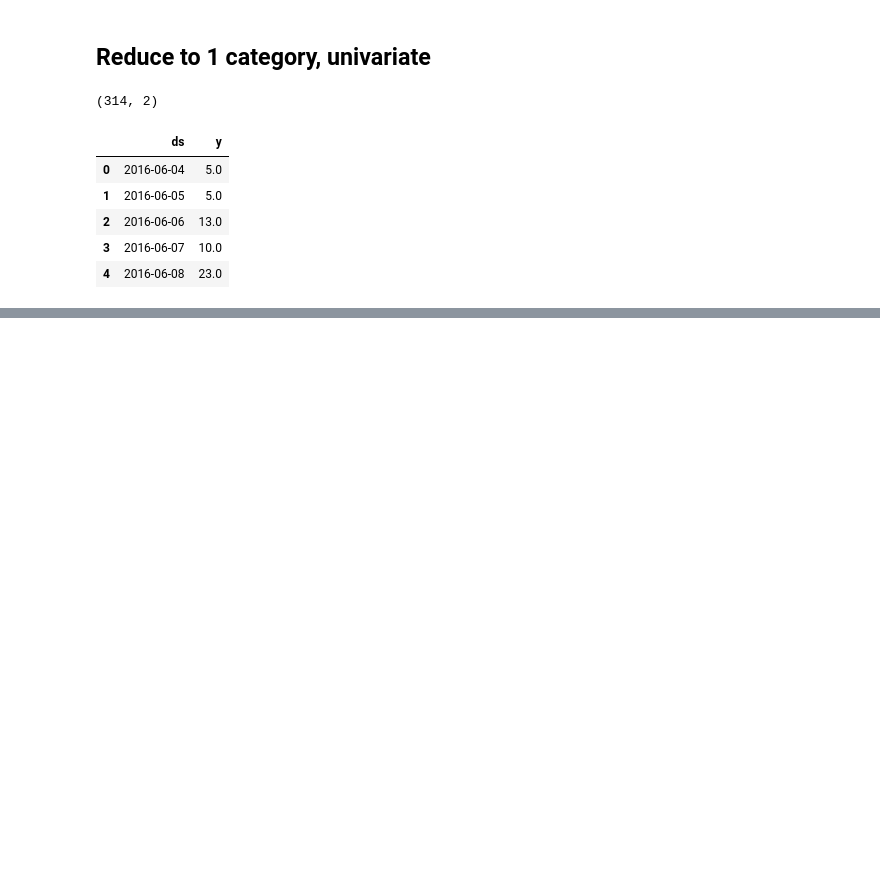
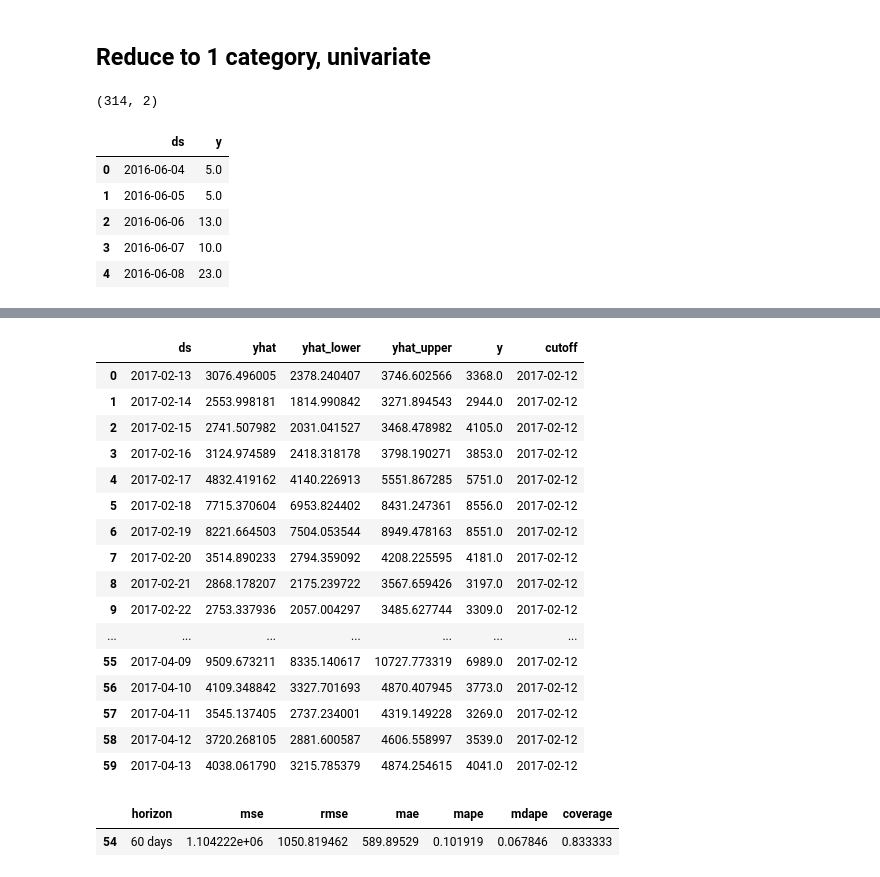
Before and after one commit to bonchae/msda-workshop, a Jupyter notebook: Ride Austin - Forecasting.ipynb, the cells around one changed output, grey strips where cells are left out. Drawn from its saved outputs; the diff is of its cells as text; code cells hidden in the pictures; blank space fills up the shorter version.

```diff
--- a/Ride Austin - Forecasting.ipynb
+++ b/Ride Austin - Forecasting.ipynb
@@ -671,0 +686,5 @@ INFO:fbprophet:Disabling daily seasonality. Run prophet with daily_seasonality=T
+# %%
+df_cv = cross_validation(m, initial='253 days', horizon = '60 days')
+
+df_cv
+# %% [output]
@@ -671,0 +692,24 @@ INFO:fbprophet:Disabling daily seasonality. Run prophet with daily_seasonality=T
+|  | ds | yhat | yhat_lower | yhat_upper | y | cutoff |
+| 0 | 2017-02-13 | 3076.496005 | 2378.240407 | 3746.602566 | 3368.0 | 2017-02-12 |
+| 1 | 2017-02-14 | 2553.998181 | 1814.990842 | 3271.894543 | 2944.0 | 2017-02-12 |
+| 2 | 2017-02-15 | 2741.507982 | 2031.041527 | 3468.478982 | 4105.0 | 2017-02-12 |
+| 3 | 2017-02-16 | 3124.974589 | 2418.318178 | 3798.190271 | 3853.0 | 2017-02-12 |
+| 4 | 2017-02-17 | 4832.419162 | 4140.226913 | 5551.867285 | 5751.0 | 2017-02-12 |
+| 5 | 2017-02-18 | 7715.370604 | 6953.824402 | 8431.247361 | 8556.0 | 2017-02-12 |
+| 6 | 2017-02-19 | 8221.664503 | 7504.053544 | 8949.478163 | 8551.0 | 2017-02-12 |
+| 7 | 2017-02-20 | 3514.890233 | 2794.359092 | 4208.225595 | 4181.0 | 2017-02-12 |
+| 8 | 2017-02-21 | 2868.178207 | 2175.239722 | 3567.659426 | 3197.0 | 2017-02-12 |
+| 9 | 2017-02-22 | 2753.337936 | 2057.004297 | 3485.627744 | 3309.0 | 2017-02-12 |
+| ... | ... | ... | ... | ... | ... | ... |
+| 55 | 2017-04-09 | 9509.673211 | 8335.140617 | 10727.773319 | 6989.0 | 2017-02-12 |
+| 56 | 2017-04-10 | 4109.348842 | 3327.701693 | 4870.407945 | 3773.0 | 2017-02-12 |
+| 57 | 2017-04-11 | 3545.137405 | 2737.234001 | 4319.149228 | 3269.0 | 2017-02-12 |
+| 58 | 2017-04-12 | 3720.268105 | 2881.600587 | 4606.558997 | 3539.0 | 2017-02-12 |
+| 59 | 2017-04-13 | 4038.061790 | 3215.785379 | 4874.254615 | 4041.0 | 2017-02-12 |
+# %%
+df_p = performance_metrics(df_cv)
+
+df_p.tail(1)
+# %% [output]
+|  | horizon | mse | rmse | mae | mape | mdape | coverage |
+| 54 | 60 days | 1.104222e+06 | 1050.819462 | 589.89529 | 0.101919 | 0.067846 | 0.833333 |
```
Also changed, not shown: parts of 18 cells of this notebook.
